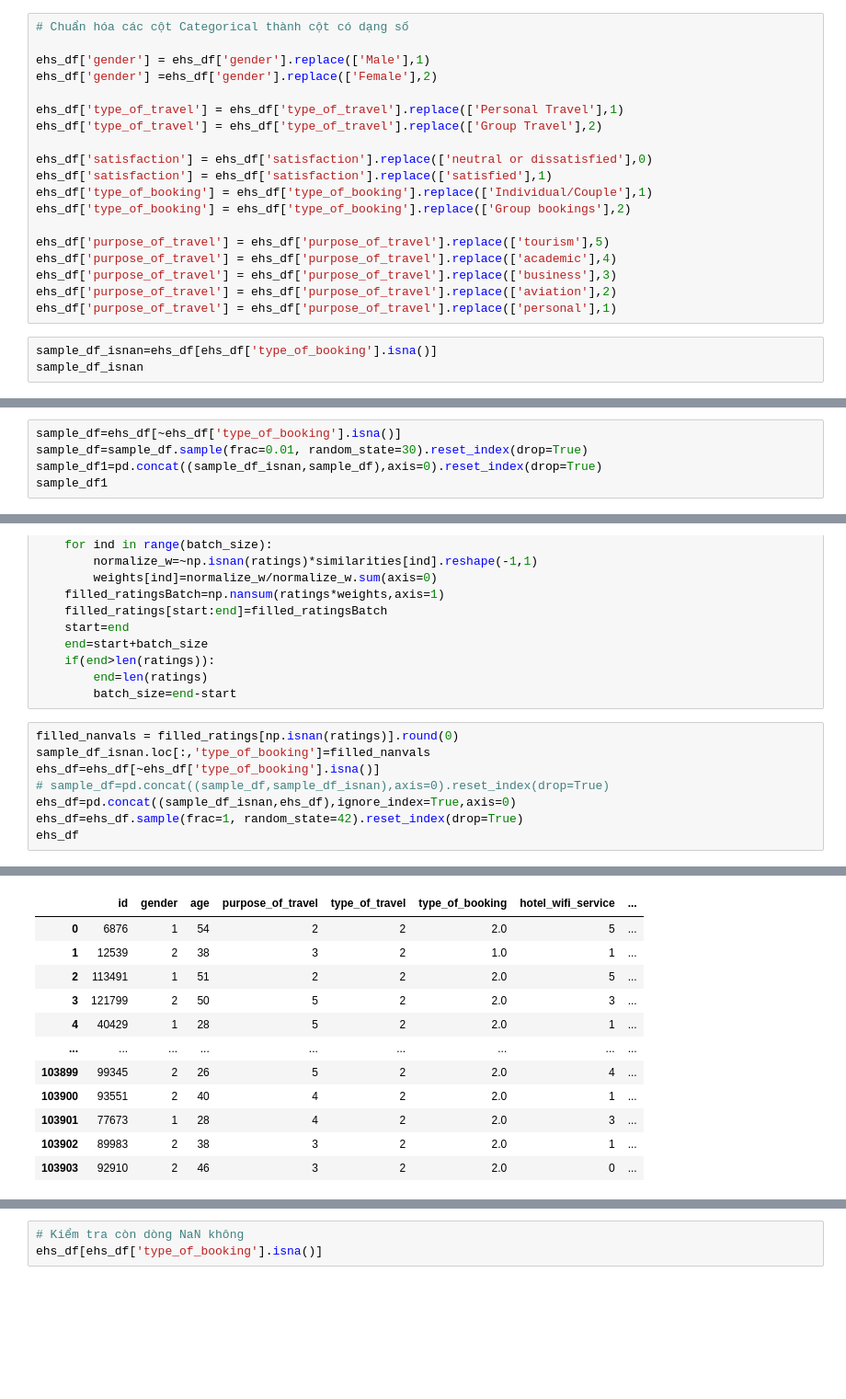
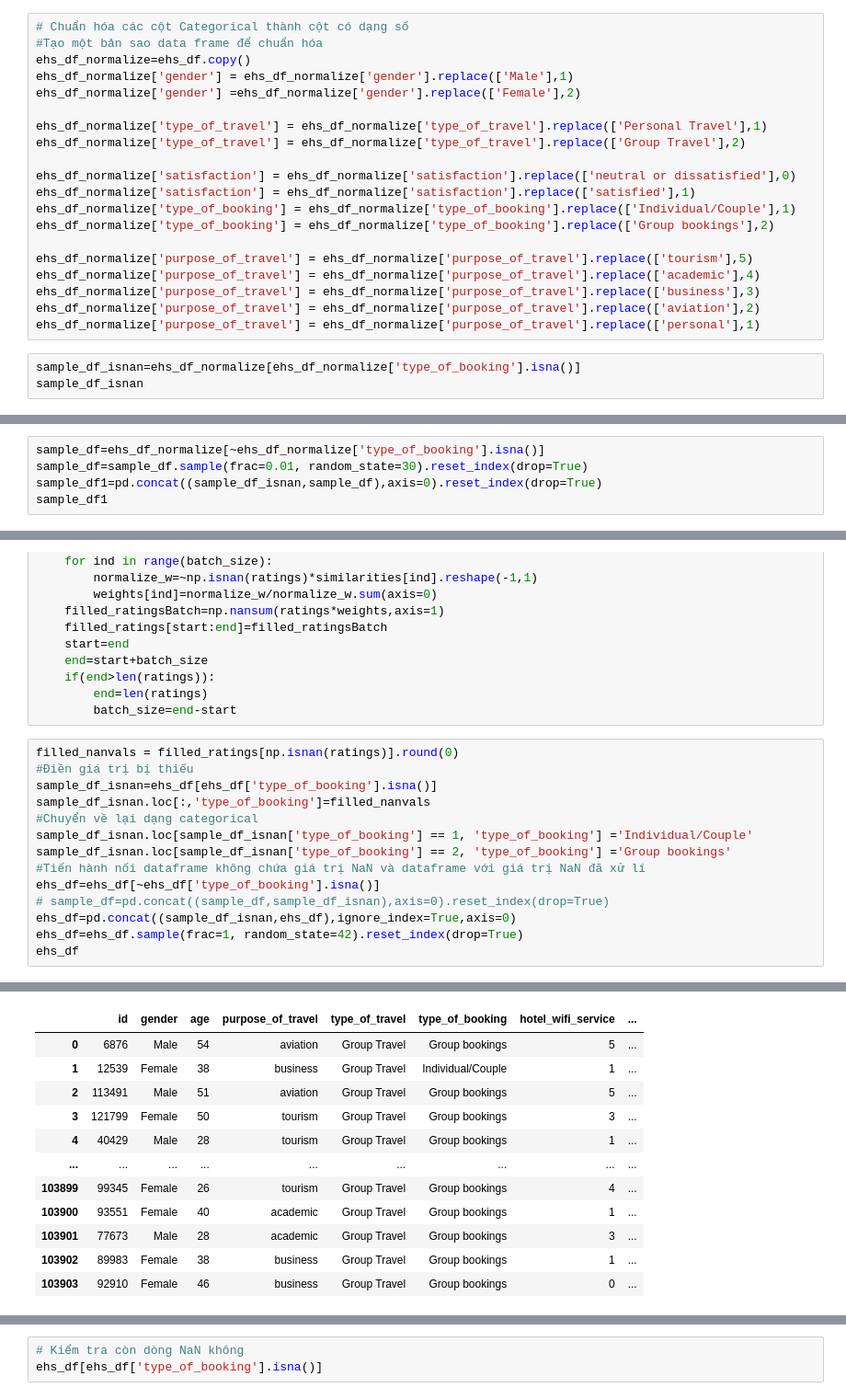
Before and after one commit to SyThuan1803/Data_Science_Proramming_FinalProject, a Jupyter notebook: final_project.ipynb, the cells around one changed output, grey strips where cells are left out. Shown: that part at 92% size. Saved outputs shown, nothing was run; the diff lists cells and outputs as text; blank space fills up the shorter version.

```diff
--- a/final_project.ipynb
+++ b/final_project.ipynb
@@ -222,25 +228,26 @@ satisfaction: {<class 'str'>}
 ehs_df.loc[ehs_df['type_of_booking'] == 'Not defined', 'type_of_booking'] = np.nan
 # %%
 # Chuẩn hóa các cột Categorical thành cột có dạng số
+#Tạo một bản sao data frame để chuẩn hóa
+ehs_df_normalize=ehs_df.copy()
+ehs_df_normalize['gender'] = ehs_df_normalize['gender'].replace(['Male'],1)
+ehs_df_normalize['gender'] =ehs_df_normalize['gender'].replace(['Female'],2)
 
-ehs_df['gender'] = ehs_df['gender'].replace(['Male'],1)
-ehs_df['gender'] =ehs_df['gender'].replace(['Female'],2)
+ehs_df_normalize['type_of_travel'] = ehs_df_normalize['type_of_travel'].replace(['Personal Travel'],1)
+ehs_df_normalize['type_of_travel'] = ehs_df_normalize['type_of_travel'].replace(['Group Travel'],2)
 
-ehs_df['type_of_travel'] = ehs_df['type_of_travel'].replace(['Personal Travel'],1)
-ehs_df['type_of_travel'] = ehs_df['type_of_travel'].replace(['Group Travel'],2)
+ehs_df_normalize['satisfaction'] = ehs_df_normalize['satisfaction'].replace(['neutral or dissatisfied'],0)
+ehs_df_normalize['satisfaction'] = ehs_df_normalize['satisfaction'].replace(['satisfied'],1)
+ehs_df_normalize['type_of_booking'] = ehs_df_normalize['type_of_booking'].replace(['Individual/Couple'],1)
+ehs_df_normalize['type_of_booking'] = ehs_df_normalize['type_of_booking'].replace(['Group bookings'],2)
 
-ehs_df['satisfaction'] = ehs_df['satisfaction'].replace(['neutral or dissatisfied'],0)
-ehs_df['satisfaction'] = ehs_df['satisfaction'].replace(['satisfied'],1)
-ehs_df['type_of_booking'] = ehs_df['type_of_booking'].replace(['Individual/Couple'],1)
-ehs_df['type_of_booking'] = ehs_df['type_of_booking'].replace(['Group bookings'],2)
-
-ehs_df['purpose_of_travel'] = ehs_df['purpose_of_travel'].replace(['tourism'],5)
-ehs_df['purpose_of_travel'] = ehs_df['purpose_of_travel'].replace(['academic'],4)
-ehs_df['purpose_of_travel'] = ehs_df['purpose_of_travel'].replace(['business'],3)
-ehs_df['purpose_of_travel'] = ehs_df['purpose_of_travel'].replace(['aviation'],2)
-ehs_df['purpose_of_travel'] = ehs_df['purpose_of_travel'].replace(['personal'],1)
+ehs_df_normalize['purpose_of_travel'] = ehs_df_normalize['purpose_of_travel'].replace(['tourism'],5)
+ehs_df_normalize['purpose_of_travel'] = ehs_df_normalize['purpose_of_travel'].replace(['academic'],4)
+ehs_df_normalize['purpose_of_travel'] = ehs_df_normalize['purpose_of_travel'].replace(['business'],3)
+ehs_df_normalize['purpose_of_travel'] = ehs_df_normalize['purpose_of_travel'].replace(['aviation'],2)
+ehs_df_normalize['purpose_of_travel'] = ehs_df_normalize['purpose_of_travel'].replace(['personal'],1)
 # %%
-sample_df_isnan=ehs_df[ehs_df['type_of_booking'].isna()]
+sample_df_isnan=ehs_df_normalize[ehs_df_normalize['type_of_booking'].isna()]
 sample_df_isnan
 # %% [output]
 |  | id | gender | age | purpose_of_travel | type_of_travel | type_of_booking | hotel_wifi_service | ... |
@@ -261,7 +268,7 @@ Có tổng cộng 7494 dòng cần điền.
 Do số lượng dữ liệu quá nhiều dẫn đến tốn nhiều trong lúc thực hiện nên nhóm sẽ lấy mẫu bao gồm 1000 dòng không chứa giá trị NaN để suy ra giá trị NaN.
 Lấy random mẫu số lượng 1000 dòng không chứa giá trị NaN và nối vào dataframe chứa giá trị NaN ở trên.
 # %%
-sample_df=ehs_df[~ehs_df['type_of_booking'].isna()]
+sample_df=ehs_df_normalize[~ehs_df_normalize['type_of_booking'].isna()]
 sample_df=sample_df.sample(frac=0.01, random_state=30).reset_index(drop=True)
 sample_df1=pd.concat((sample_df_isnan,sample_df),axis=0).reset_index(drop=True)
 sample_df1
@@ -329,7 +336,13 @@ while(1):
         batch_size=end-start
 # %%
 filled_nanvals = filled_ratings[np.isnan(ratings)].round(0)
+#Điền giá trị bị thiếu
+sample_df_isnan=ehs_df[ehs_df['type_of_booking'].isna()]
 sample_df_isnan.loc[:,'type_of_booking']=filled_nanvals
+#Chuyển về lại dạng categorical
+sample_df_isnan.loc[sample_df_isnan['type_of_booking'] == 1, 'type_of_booking'] ='Individual/Couple'
+sample_df_isnan.loc[sample_df_isnan['type_of_booking'] == 2, 'type_of_booking'] ='Group bookings'
+#Tiến hành nối dataframe không chứa giá trị NaN và dataframe với giá trị NaN đã xử lí
 ehs_df=ehs_df[~ehs_df['type_of_booking'].isna()]
 # sample_df=pd.concat((sample_df,sample_df_isnan),axis=0).reset_index(drop=True)
 ehs_df=pd.concat((sample_df_isnan,ehs_df),ignore_index=True,axis=0)
@@ -344,15 +362,15 @@ See the caveats in the documentation: https://pandas.pydata.org/pandas-docs/stab
 |  | id | gender | age | purpose_of_travel | type_of_travel | type_of_booking | hotel_wifi_service | ... |
-| 0 | 6876 | 1 | 54 | 2 | 2 | 2.0 | 5 | ... |
-| 1 | 12539 | 2 | 38 | 3 | 2 | 1.0 | 1 | ... |
-| 2 | 113491 | 1 | 51 | 2 | 2 | 2.0 | 5 | ... |
-| 3 | 121799 | 2 | 50 | 5 | 2 | 2.0 | 3 | ... |
-| 4 | 40429 | 1 | 28 | 5 | 2 | 2.0 | 1 | ... |
+| 0 | 6876 | Male | 54 | aviation | Group Travel | Group bookings | 5 | ... |
+| 1 | 12539 | Female | 38 | business | Group Travel | Individual/Couple | 1 | ... |
+| 2 | 113491 | Male | 51 | aviation | Group Travel | Group bookings | 5 | ... |
+| 3 | 121799 | Female | 50 | tourism | Group Travel | Group bookings | 3 | ... |
+| 4 | 40429 | Male | 28 | tourism | Group Travel | Group bookings | 1 | ... |
 | ... | ... | ... | ... | ... | ... | ... | ... | ... |
-| 103899 | 99345 | 2 | 26 | 5 | 2 | 2.0 | 4 | ... |
-| 103900 | 93551 | 2 | 40 | 4 | 2 | 2.0 | 1 | ... |
-| 103901 | 77673 | 1 | 28 | 4 | 2 | 2.0 | 3 | ... |
-| 103902 | 89983 | 2 | 38 | 3 | 2 | 2.0 | 1 | ... |
-| 103903 | 92910 | 2 | 46 | 3 | 2 | 2.0 | 0 | ... |
+| 103899 | 99345 | Female | 26 | tourism | Group Travel | Group bookings | 4 | ... |
+| 103900 | 93551 | Female | 40 | academic | Group Travel | Group bookings | 1 | ... |
+| 103901 | 77673 | Male | 28 | academic | Group Travel | Group bookings | 3 | ... |
+| 103902 | 89983 | Female | 38 | business | Group Travel | Group bookings | 1 | ... |
+| 103903 | 92910 | Female | 46 | business | Group Travel | Group bookings | 0 | ... |
 103904 rows × 17 columns
 # %%
 # Kiểm tra còn dòng NaN không
```
Also changed, not shown: parts of 32 cells of this notebook.
